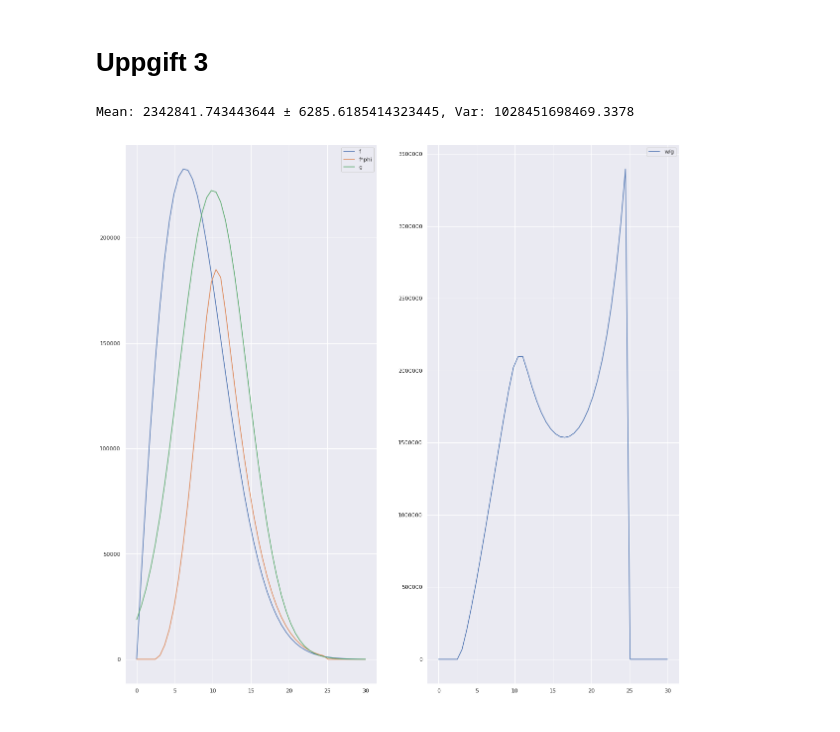
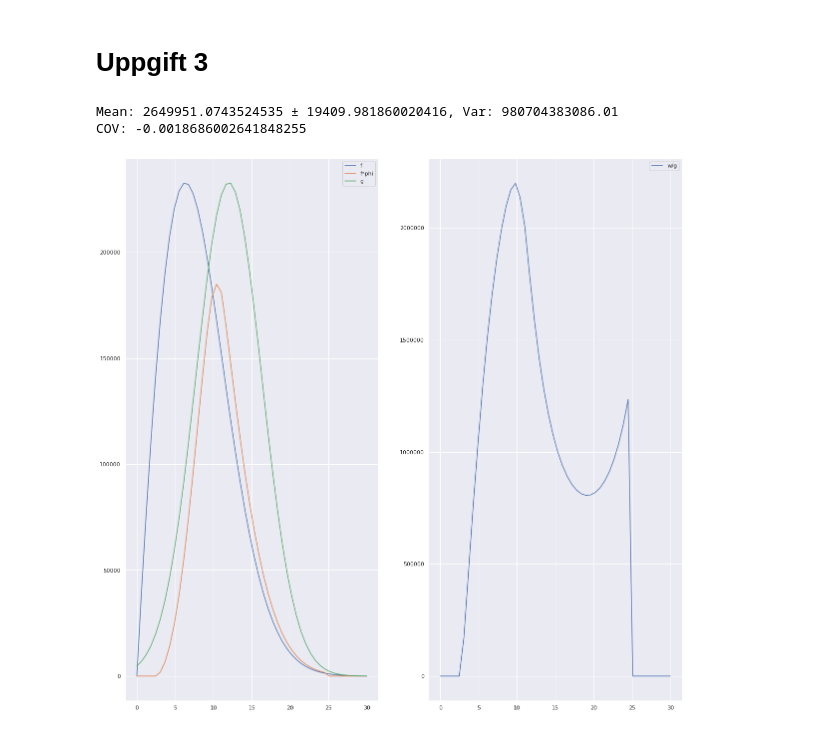
Before and after one commit to sleipner42/LP32020, a Jupyter notebook: monte-carlo/HA 1/Lab 1 Jupyter Notebook.ipynb, the cells around one changed output. Saved outputs shown, nothing was run; the diff lists cells and outputs as text; code cells hidden in the pictures.

```diff
--- a/monte-carlo/HA 1/Lab 1 Jupyter Notebook.ipynb
+++ b/monte-carlo/HA 1/Lab 1 Jupyter Notebook.ipynb
@@ -27,7 +27,7 @@ P = interp1d(x,data, fill_value="extrapolate")
 calculate_power = lambda x: P(x)
 #_ = plt.plot(x,P(x))
 
-n = 100000
+n = 10**4
 
 hlp = helpers.helper_methods(n)
 hlp.init_winds()
@@ -385,43 +393,49 @@ lamda = 9.13
 
 # Creating the marginal wind distribution
 wind_distribution =  weibull_min(k,loc=0, scale=lamda)
+wind_distribution2 =  weibull_min(k,loc=0, scale=lamda)
 
 # Draw wind 1 and 2
 v1 = wind_distribution.rvs(n)
-v2 = wind_distribution.rvs(n)
+v2 = wind_distribution2.rvs(n)
 
 # Selecting g as a normal distribution
-my = 10
-sigma2 = 4.5
+my = 12
+sigma2 = 4.3
 g_scale = 10**6.4
 g_dist = norm(my, sigma2)
 
 g = lambda x: g_dist.pdf(x)
 
 x = np.linspace(0, 30, 50)
 
 # Plotting some
 plt.subplot(1,2,1)
 plt.plot(x, g_scale*wind_distribution.pdf(x), label="f")
 plt.plot(x, wind_distribution.pdf(x)*P(x), label="f*phi")
 plt.plot(x, g_scale*g(x), label="g")
 plt.legend()
 
 plt.subplot(1,2,2)
 plt.plot(x, wind_distribution.pdf(x)*P(x)/g(x), label="w/g")
 plt.legend()
 
 # Creating sample function
 s = lambda x: wind_distribution.pdf(x)*P(x)/g(x)
 
-sample = s(v1) + s(v2)
+s1 = s(v1)
+s2 = s(v2)
 
 # Calculate variance
-mean = np.mean(sample)
-var = np.var(sample)
+mean = np.mean(s1) + np.mean(s2)
+var = np.var(s1+s2)
+
 confidence_interval = 1.96*np.sqrt(var/n)
 
 print(f'Mean: {mean} ± {confidence_interval}, Var: {var}')
+cov = (np.mean(s1*s2)-np.mean(s1)*np.mean(s2))/np.sqrt(np.var(s1)*np.var(s2))
+print(f'COV: {cov}')
 # %% [output]
-Mean: 2342841.743443644 ± 6285.6185414323445, Var: 1028451698469.3378
+Mean: 2649951.0743524535 ± 19409.981860020416, Var: 980704383086.01
+COV: -0.0018686002641848255
-[figure, old version]
+[figure, new version]
```
Also changed, not shown: parts of 9 cells of this notebook.
